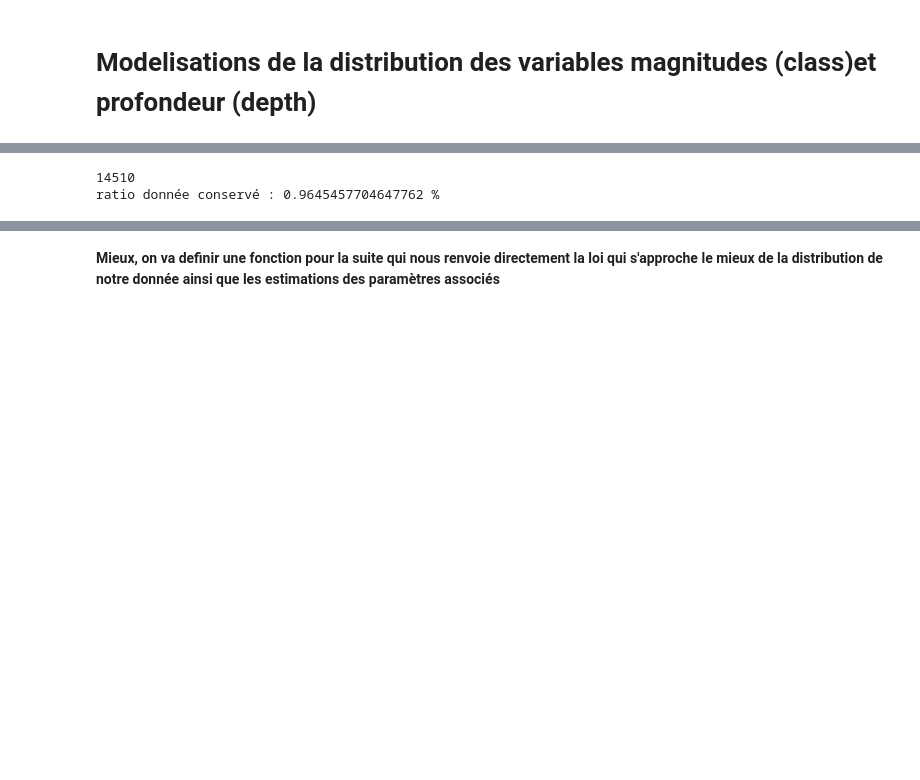
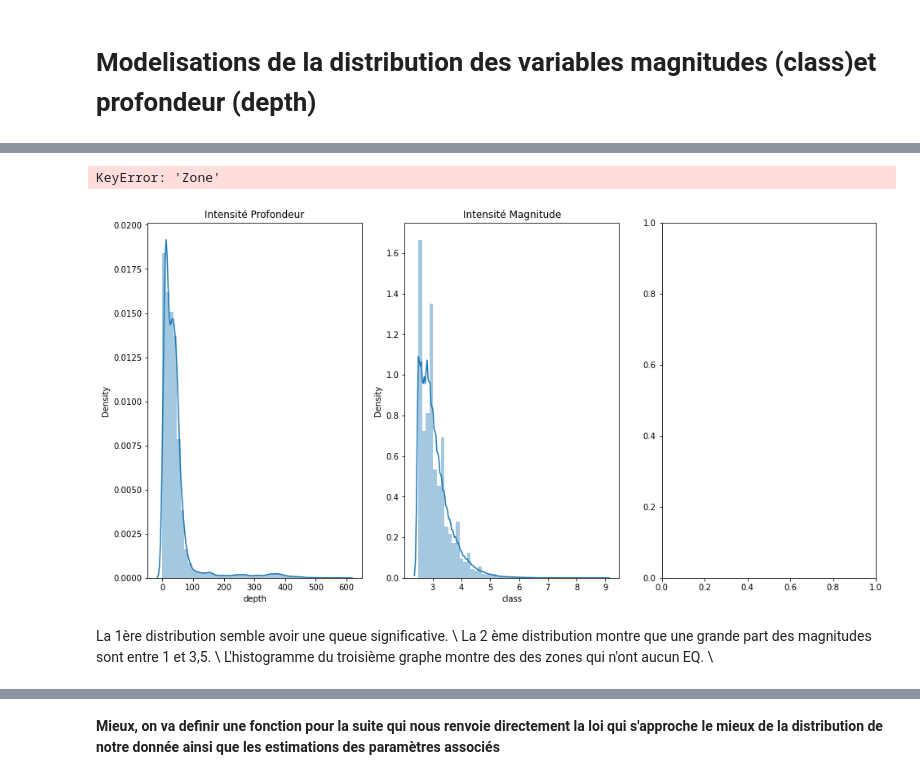
Before and after one commit to eupho73/TER-BNN, a Jupyter notebook: data/modelisation des distributions class et depth.ipynb, the cells around one changed output, grey strips where cells are left out. Saved outputs shown, nothing was run; the diff lists cells and outputs as text; code cells hidden in the pictures; blank space fills up the shorter version.

```diff
--- a/data/modelisation des distributions class et depth.ipynb
+++ b/data/modelisation des distributions class et depth.ipynb
@@ -47,6 +71,19 @@ df_cla4.describe()
-# %%
-print(sum(df_cla4['class']>=4))
-print("ratio donnée conservé :", (sum(df_cla5['class']>=5)/ data.shape[0])*100, "%") # On regarde la proportion de données conservées
-# %% [output]
-14510
-ratio donnée conservé : 0.9645457704647762 %
+# %%
+plt.figure(figsize = (16,8))
+plt.subplot(131)
+sns.distplot(data['depth'])
+plt.title("Intensité Profondeur")
+plt.subplot(132)
+sns.distplot(data['class'])
+plt.title("Intensité Magnitude")
+plt.subplot(133)
+sns.histplot(data["Zone"])
+plt.title('Nombre de seisme par zone')
+plt.plot()
+# %% [output]
+KeyError: 'Zone'
+[figure, added]
+# %% [markdown]
+La 1ère distribution semble avoir une queue significative. \\
+La 2 ème distribution montre que une grande part des magnitudes sont entre 1 et 3,5. \\
+L'histogramme du troisième graphe montre des des zones qui n'ont aucun EQ. \\
```
Also changed, not shown: parts of 96 cells of this notebook.
